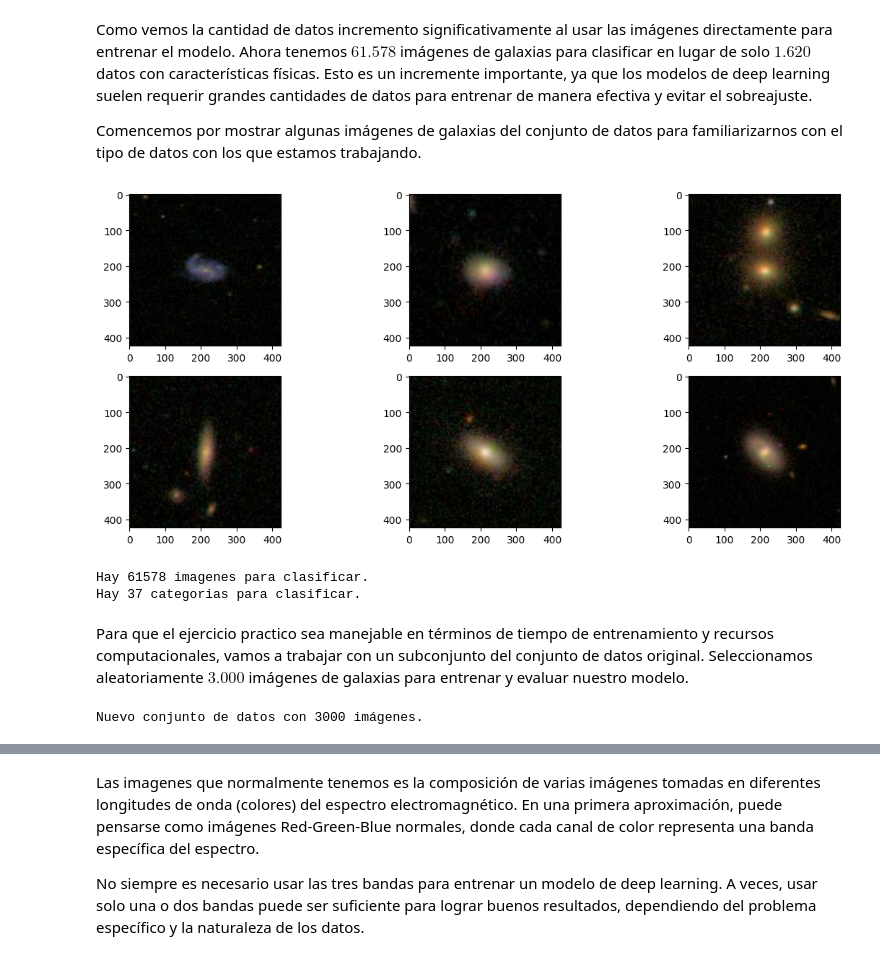
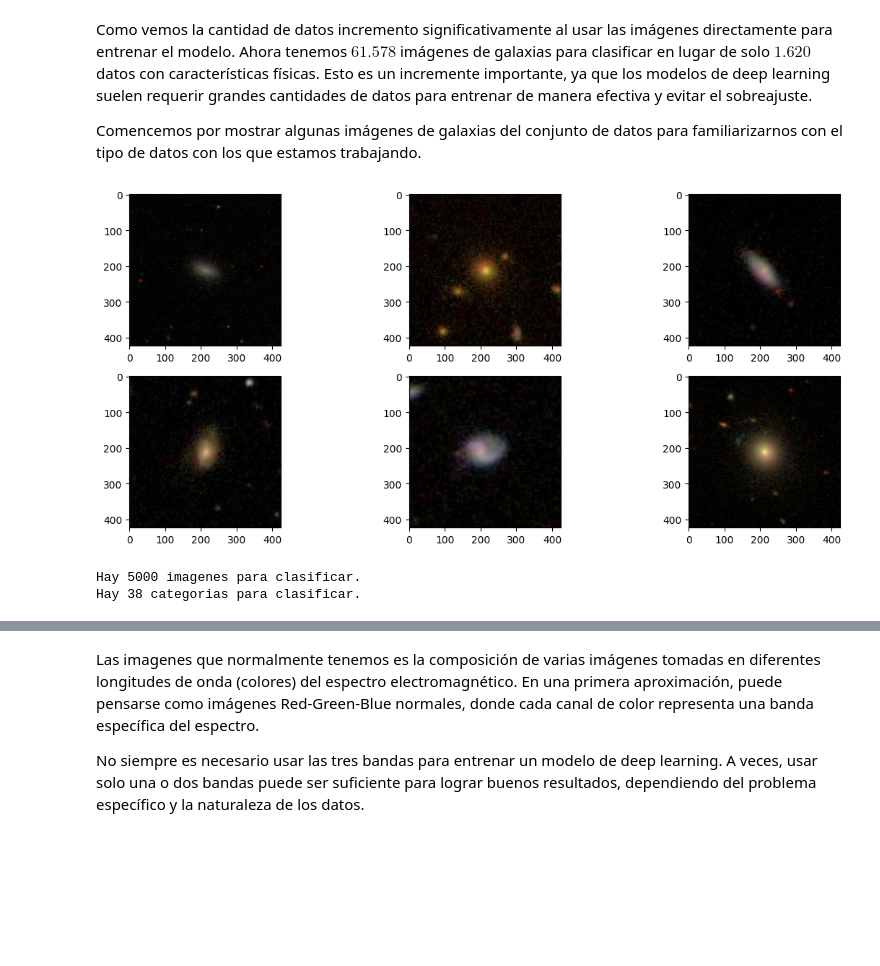
Before and after one commit to UChile-IDIA/ClassificadorGalaxias, a Jupyter notebook: ClasificadorGalaxias.ipynb, the cells around one changed output, grey strips where cells are left out. Cells and saved outputs as stored; diff of their text form; code cells hidden in the pictures; blank space fills up the shorter version.

Commit message:
nuevas modificaiones y adición de datos

```diff
--- a/ClasificadorGalaxias.ipynb
+++ b/ClasificadorGalaxias.ipynb
@@ -290,6 +290,6 @@ from torchvision import transforms
 # Para una barra de progreso agradable
 import tqdm
 # %%
-imagenes = [img for img in os.listdir('data/GalaxyZoo/images/') if img.endswith('.jpg')]
+imagenes = [img for img in os.listdir('data/images/') if img.endswith('.jpg')]
 print(f'Número total de imágenes: {len(imagenes)}')
 # %% [output]
@@ -301,14 +301,13 @@ Comencemos por mostrar algunas imágenes de galaxias del conjunto de datos para
 # %%
 idx_imgs = np.random.randint(0, len(imagenes), size=6)
 fig, axes = plt.subplots(nrows=2, ncols=3, figsize=(15, 6), gridspec_kw={'wspace':1e-6})
 axes_flat = axes.flatten()
 for i, idx in enumerate(idx_imgs):
-    axes_flat[i].imshow(plt.imread(os.path.join('data/GalaxyZoo/images/', imagenes[idx])))
+    axes_flat[i].imshow(plt.imread(os.path.join('data/images/', imagenes[idx])))
 # %% [output]
-[figure, old version]
+[figure, new version]
 # %%
-labels = pd.read_csv('data/GalaxyZoo/solutions.csv')
-labels.GalaxyID = labels.GalaxyID.apply(lambda idx: str(int(idx)) + '.jpg')
+labels = pd.read_csv('data/images_solutions.csv')
 print(f"Hay {labels.shape[0]} imagenes para clasificar.")
 print(f"Hay {labels.shape[1]-1} categorias para clasificar.")
 desc = [
@@ -359,17 +358,8 @@ desc_es = [
     'No se puede determinar'    # "Can't tell"
 ]
 # %% [output]
-Hay 61578 imagenes para clasificar.
-Hay 37 categorias para clasificar.
+Hay 5000 imagenes para clasificar.
+Hay 38 categorias para clasificar.
-# %% [markdown]
-Para que el ejercicio practico sea manejable en términos de tiempo de entrenamiento y recursos computacionales, vamos a trabajar con un subconjunto del conjunto de datos original. Seleccionamos aleatoriamente $3.000$ imágenes de galaxias para entrenar y evaluar nuestro modelo.
-# %%
-randlabels = np.random.choice(labels.GalaxyID, size=3000, replace=False)
-labels = labels[labels.GalaxyID.isin(randlabels)].reset_index(drop=True)
-
-print(f'Nuevo conjunto de datos con {labels.shape[0]} imágenes.')
-# %% [output]
-Nuevo conjunto de datos con 3000 imágenes.
 # %%
 # Dividir los datos en conjuntos de entrenamiento, validación y prueba
 X_train, X_test, y_train, y_test = train_test_split(
```
Also changed, not shown: parts of 18 cells of this notebook, 3 other files.
